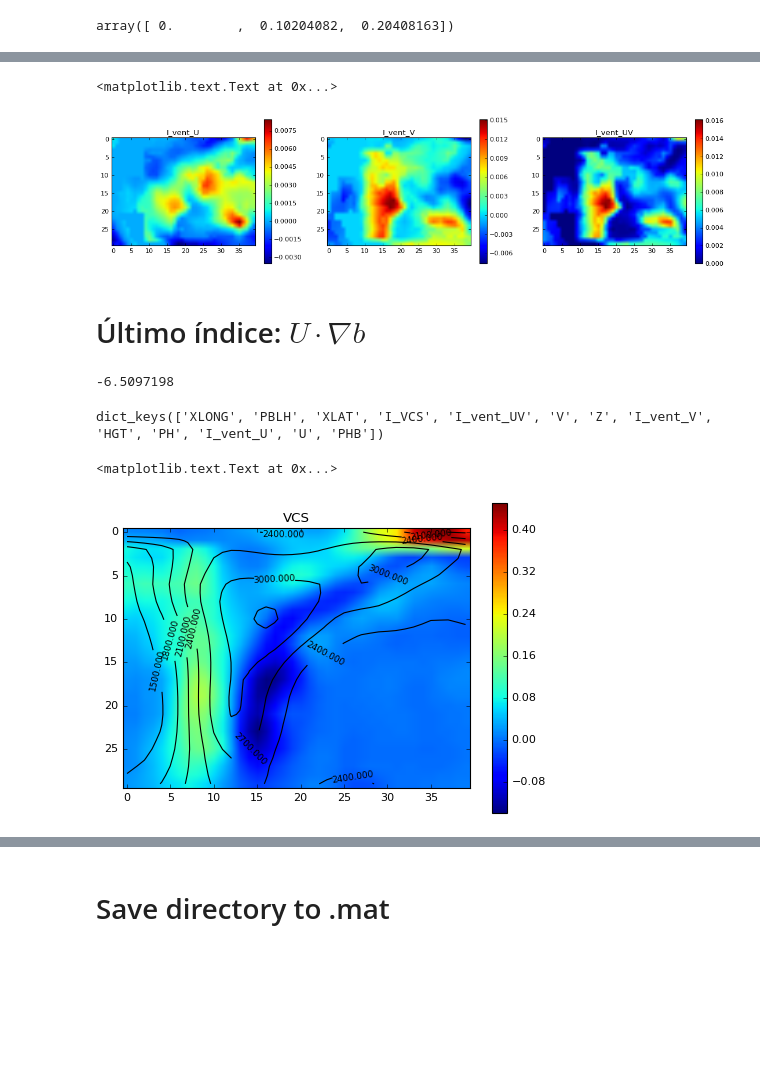
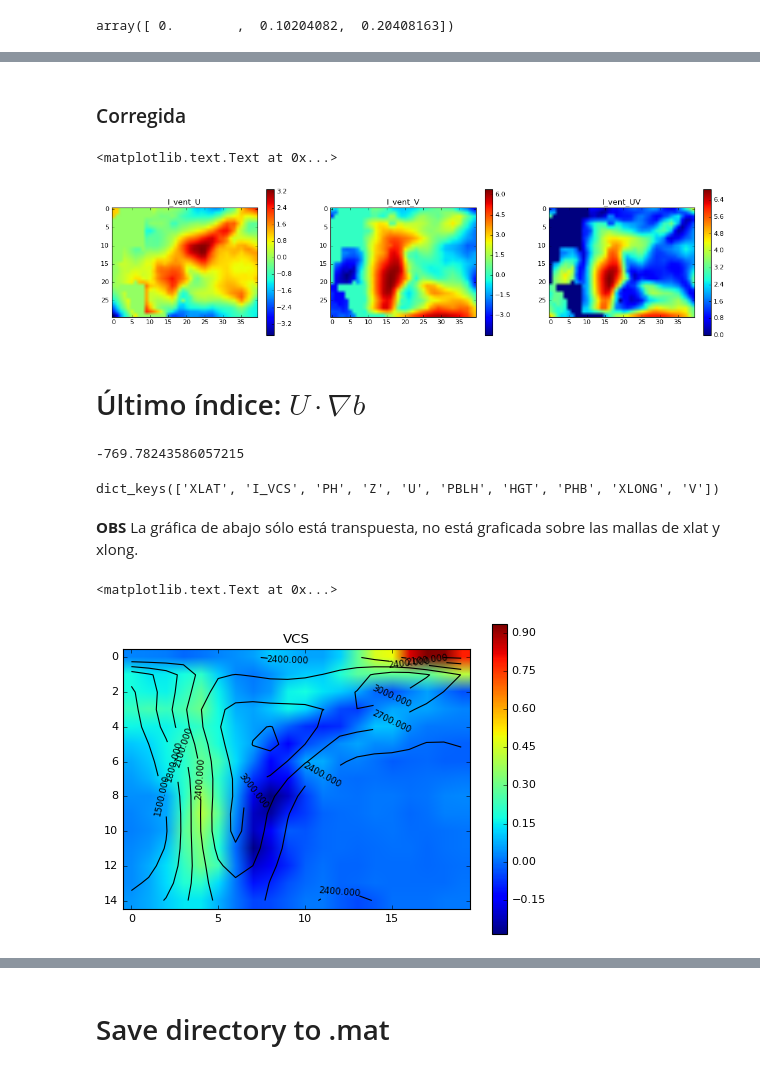
Before and after one commit to cpierard/capa_limite_WRF, a Jupyter notebook: VC_notebooks/VC mar y sep.ipynb, the cells around one changed output, grey strips where cells are left out. Cells and saved outputs as stored; diff of their text form; code cells hidden in the pictures; blank space fills up the shorter version.

```diff
--- a/VC_notebooks/VC mar y sep.ipynb
+++ b/VC_notebooks/VC mar y sep.ipynb
@@ -433,5 +431,6 @@ $$I_V = \int_{0}^{H} V(z) dz$$
 $$I_{UV} = \int_{0}^{H} UV(z) dz = \int_{0}^{H} \sqrt{U^2 + V^2} dz$$
 Con $H = PBLH(x,y)$.
 # %%
-mar_UTCm6 = interpolate_all_fields(x, y, mar_UTCm6)
+mar_UTCm6_1 = interpolate_all_fields(x, y, mar_UTCm6)
+mar_UTCm6_2 = interpolate_all_fields(x, y, mar_UTCm6)
 # %%
@@ -544,22 +602,24 @@ dict_keys(['XLONG', 'PBLH', 'XLAT', 'I_vent_UV', 'V', 'Z', 'I_vent_V', 'HGT', 'P
+# %% [markdown]
+### Corregida
 # %%
 hour = 23
 day = 7
 fig = plt.figure(figsize=(17,4))
 ax1 = plt.subplot(131)
-plt.imshow(mar_UTCm6['I_vent_U'][:,:, hour, day])
+plt.imshow(mar_UTCm6_2['I_vent_U'][:,:, hour, day])
 plt.colorbar()
 ax1.set_title('I_vent_U')
 ax2 = plt.subplot(132)
-plt.imshow(mar_UTCm6['I_vent_V'][:,:, hour, day])
+plt.imshow(mar_UTCm6_2['I_vent_V'][:,:, hour, day])
 plt.colorbar()
 ax2.set_title('I_vent_V')
 ax3 = plt.subplot(133)
-plt.imshow(mar_UTCm6['I_vent_UV'][:,:, hour, day])
+plt.imshow(mar_UTCm6_2['I_vent_UV'][:,:, hour, day])
 plt.colorbar()
 ax3.set_title('I_vent_UV')
 # %% [output]
 <matplotlib.text.Text at 0x...>
-[figure, old version]
+[figure, new version]
 # %% [markdown]
 # Último índice: $U \cdot \nabla b$
 # %%
@@ -569,7 +629,7 @@ grad_b = np.gradient(b)
 # %%
 np.dot([mar_UTCm6['U'][2,2,0, 4, 10], mar_UTCm6['V'][2,2,0, 4, 10]], [grad_b[0][2,2], grad_b[1][2,2]])
 # %% [output]
--6.5097198
+-769.78243586057215
 # %%
 U_vect = [mar_UTCm6['U'][:,:,0,10, 19], mar_UTCm6['V'][:,:,0,10, 19]]
 # %%
@@ -601,7 +661,9 @@ VCS(mar_UTCm6)
 # %%
 mar_UTCm6.keys()
 # %% [output]
-dict_keys(['XLONG', 'PBLH', 'XLAT', 'I_VCS', 'I_vent_UV', 'V', 'Z', 'I_vent_V', 'HGT', 'PH', 'I_vent_U', 'U', 'PHB'])
+dict_keys(['XLAT', 'I_VCS', 'PH', 'Z', 'U', 'PBLH', 'HGT', 'PHB', 'XLONG', 'V'])
+# %% [markdown]
+**OBS** La gráfica de abajo sólo está transpuesta, no está graficada sobre las mallas de xlat y xlong.
 # %%
 fig = plt.figure(figsize=(7,5))
 Cs = plt.contour( mar_UTCm6['HGT'][:,:, 0, 0], colors= 'k')
@@ -611,7 +673,7 @@ plt.colorbar()
 plt.title('VCS')
 # %% [output]
 <matplotlib.text.Text at 0x...>
-[figure, old version]
+[figure, new version]
 # %%
 np.diff(mar_UTCm6['XLAT'][0,:])*110
 # %% [output]
```
Also changed, not shown: parts of 21 cells of this notebook.
